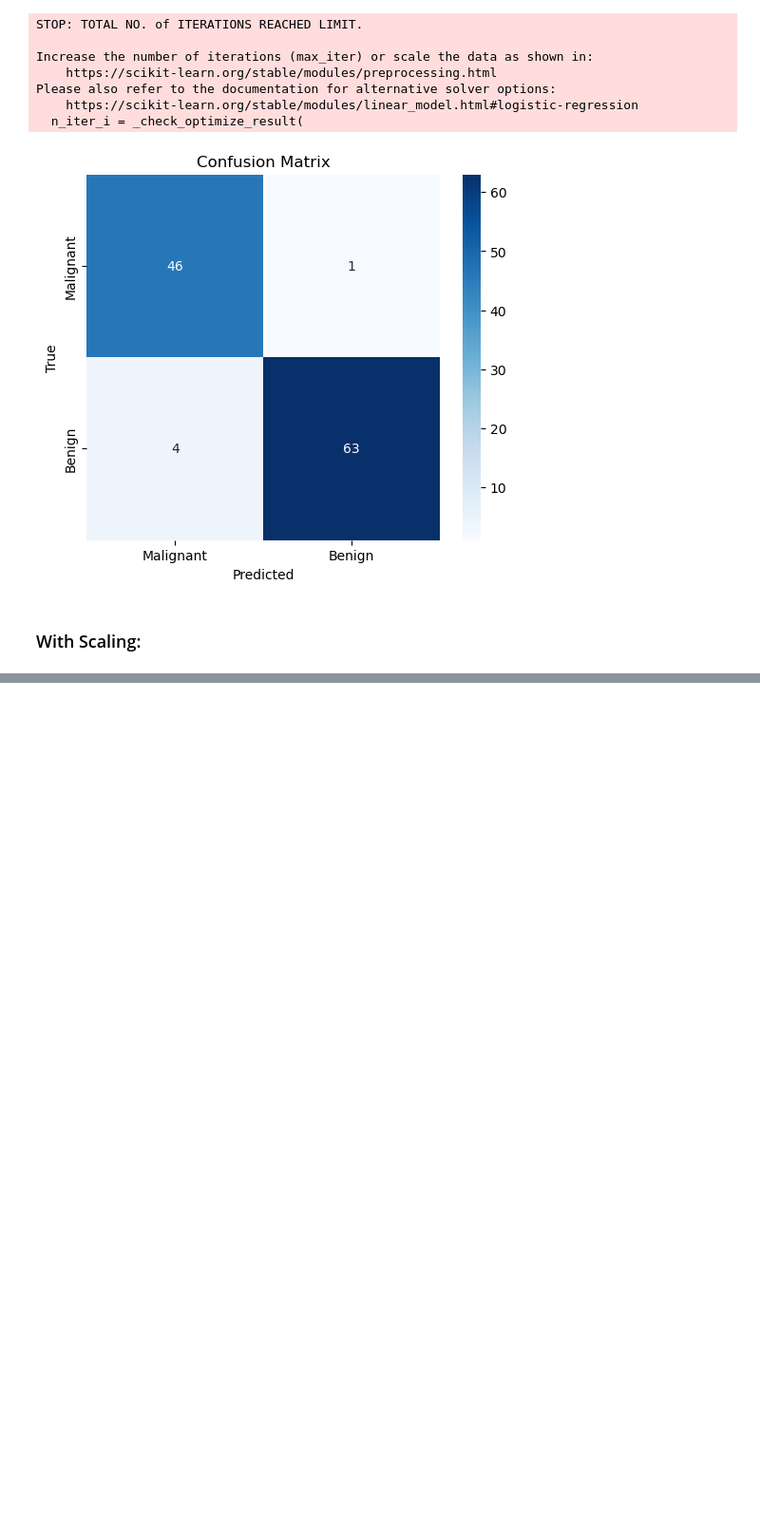
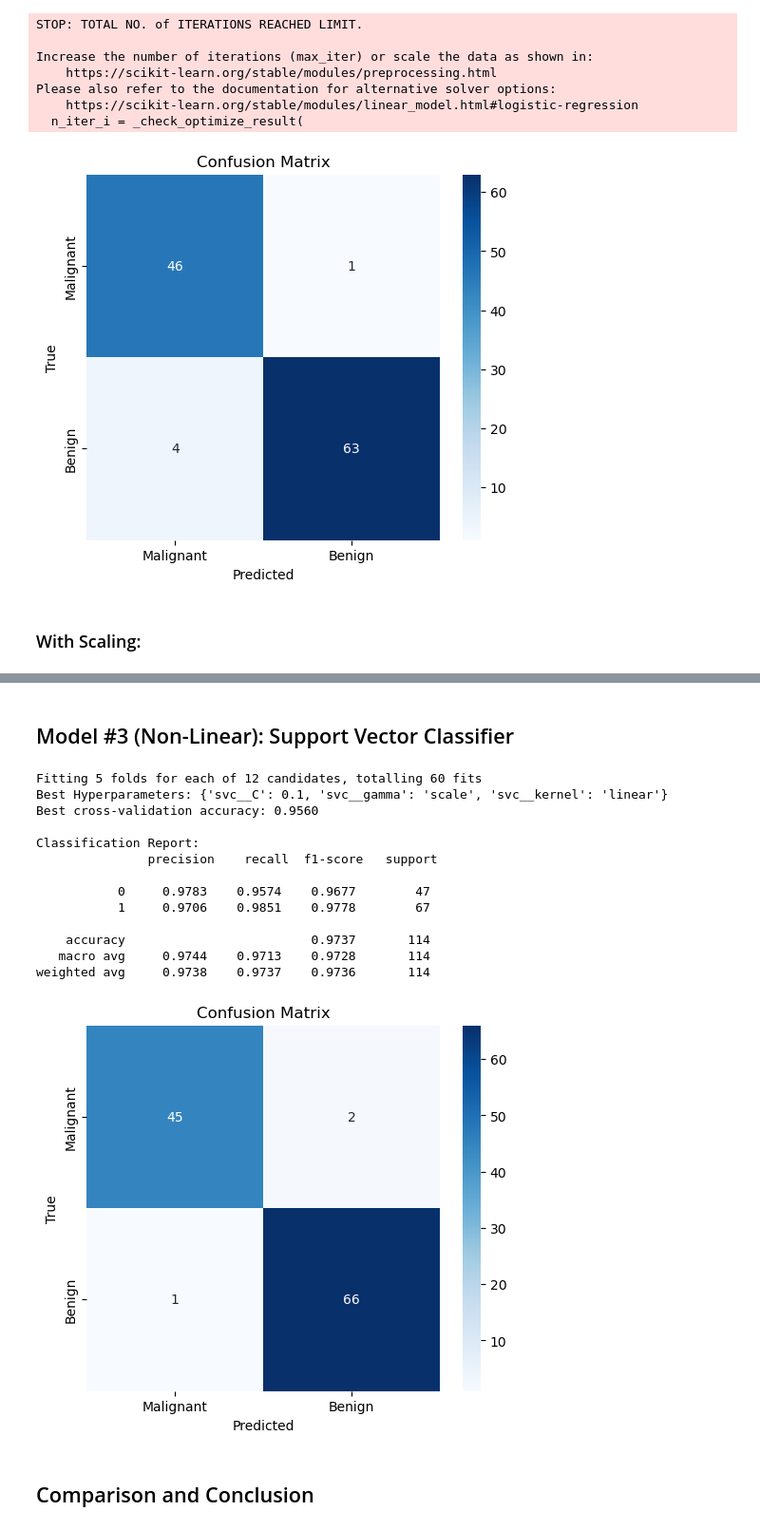
Before and after one commit to manbirbriar/ENSF-444-Final-Project, a Jupyter notebook: code.ipynb, the cells around one changed output, grey strips where cells are left out. Shown at 95% size. Drawn from its saved outputs; the diff is of its cells as text; code cells hidden in the pictures; blank space fills up the shorter version.

```diff
--- a/code.ipynb
+++ b/code.ipynb
@@ -380,0 +313,75 @@ Fitting 5 folds for each of 864 candidates, totalling 4320 fits
+# %% [markdown]
+## Model #3 (Non-Linear): Support Vector Classifier
+# %%
+from sklearn.svm import SVC
+
+# Define the pipeline
+pipeline_svc = Pipeline([
+    ('scaler', StandardScaler()),
+    ('svc', SVC())
+])
+
+# Define hyperparameters to tune
+param_grid_svc = {
+    'svc__C': [0.1, 1, 10],  # Regularization parameter: lower values = more regularization (simpler model), higher values = less regularization
+    'svc__kernel': ['linear', 'rbf'],  # Kernel type: 'linear' is for linear separation, 'rbf' is for non-linear decision boundaries
+    'svc__gamma': ['scale', 'auto']  # Gamma defines how far the influence of a single training example reaches (for rbf kernel)
+}
+
+
+# Create GridSearchCV
+grid_search_svc = GridSearchCV(
+    pipeline_svc,
+    param_grid_svc,
+    cv=5,
+    scoring='accuracy',
+    n_jobs=-1,
+    verbose=1
+)
+
+# Fit the model
+grid_search_svc.fit(X_train, y_train)
+
+# Best Hyperparameters
+print("Best Hyperparameters:", grid_search_svc.best_params_)
+
+# Best cross-validation accuracy (our training score here)
+print(f"Best cross-validation accuracy: {grid_search_rf.best_score_:.4f}")
+
+# Best model based on best cross validation score
+best_svc = grid_search_svc.best_estimator_
+
+# Predict unseen data from test set using model after training
+y_pred_svc = best_svc.predict(X_test)
+
+# Performance metrics for validation
+print("\nClassification Report:\n", classification_report(y_test, y_pred_svc, digits=4))
+
+
+# Create confusion matrix
+cm  = confusion_matrix(y_test, y_pred_svc)
+
+# Plot confusion matrix using seaborn heatmap
+plt.figure(figsize=(6, 5))
+sns.heatmap(cm, annot=True, fmt='d', cmap='Blues', xticklabels=['Malignant', 'Benign'], yticklabels=['Malignant', 'Benign'])
+plt.title('Confusion Matrix')
+plt.xlabel('Predicted')
+plt.ylabel('True')
+plt.show()
+# %% [output]
+Fitting 5 folds for each of 12 candidates, totalling 60 fits
+Best Hyperparameters: {'svc__C': 0.1, 'svc__gamma': 'scale', 'svc__kernel': 'linear'}
+Best cross-validation accuracy: 0.9560
+
+Classification Report:
+               precision    recall  f1-score   support
+
+           0     0.9783    0.9574    0.9677        47
+           1     0.9706    0.9851    0.9778        67
+
+    accuracy                         0.9737       114
+   macro avg     0.9744    0.9713    0.9728       114
+weighted avg     0.9738    0.9737    0.9736       114
+[figure, added]
+# %% [markdown]
+## Comparison and Conclusion
```
Also changed, not shown: parts of 25 cells of this notebook.
